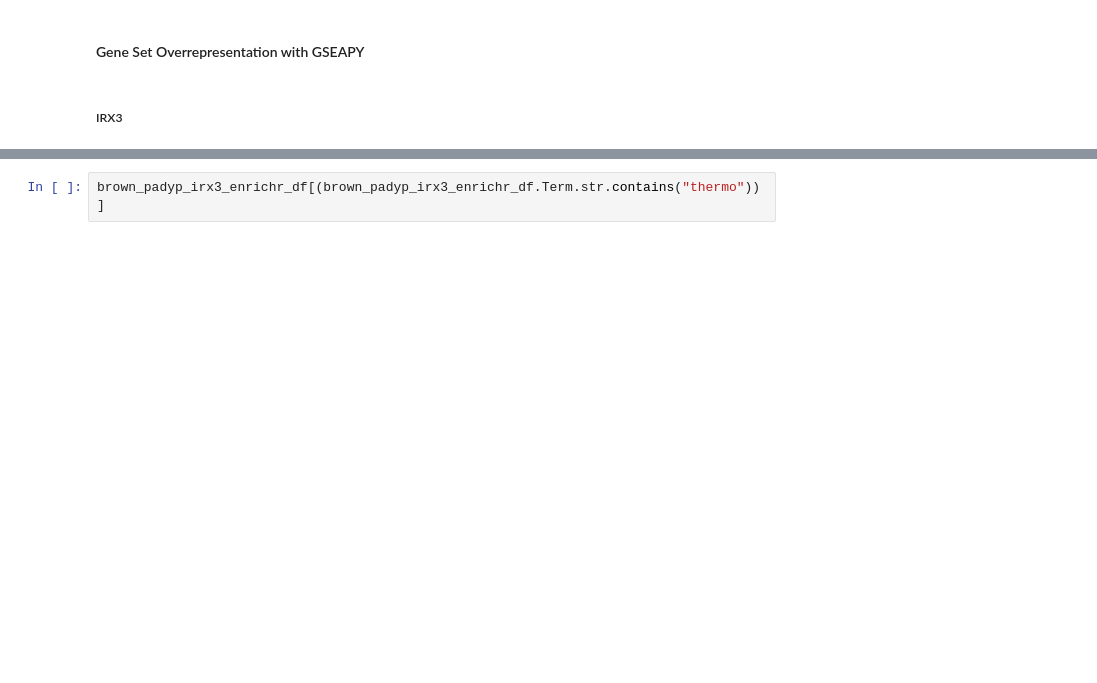
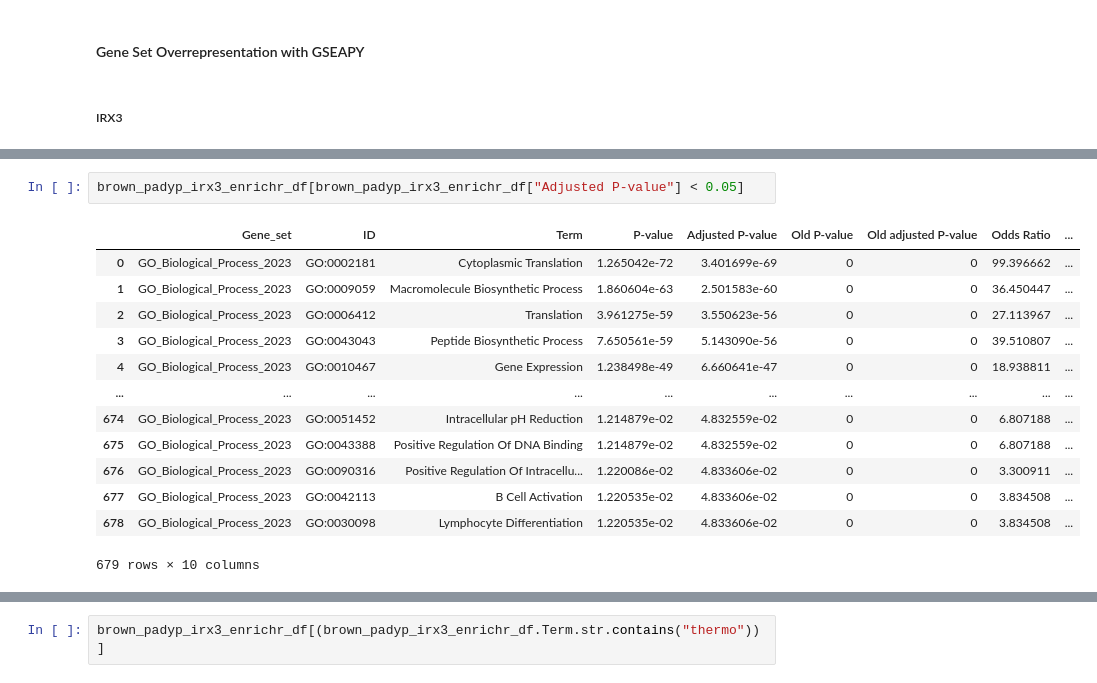
Before and after one commit to Habush/biocypher-metta, a Jupyter notebook: notebooks/gtex_tissue_gene_exp_corr.ipynb, the cells around one changed output, grey strips where cells are left out. Saved outputs shown, nothing was run; the diff lists cells and outputs as text; blank space fills up the shorter version.

```diff
--- a/notebooks/gtex_tissue_gene_exp_corr.ipynb
+++ b/notebooks/gtex_tissue_gene_exp_corr.ipynb
@@ -289,0 +325,16 @@ brown_padyp_irx3_enrichr_df["Term"] = brown_padyp_irx3_enrichr_df["Term"].apply(
+# %%
+brown_padyp_irx3_enrichr_df[brown_padyp_irx3_enrichr_df["Adjusted P-value"] < 0.05]
+# %% [output]
+|  | Gene_set | ID | Term | P-value | Adjusted P-value | Old P-value | Old adjusted P-value | Odds Ratio | ... |
+| 0 | GO_Biological_Process_2023 | GO:0002181 | Cytoplasmic Translation | 1.265042e-72 | 3.401699e-69 | 0 | 0 | 99.396662 | ... |
+| 1 | GO_Biological_Process_2023 | GO:0009059 | Macromolecule Biosynthetic Process | 1.860604e-63 | 2.501583e-60 | 0 | 0 | 36.450447 | ... |
+| 2 | GO_Biological_Process_2023 | GO:0006412 | Translation | 3.961275e-59 | 3.550623e-56 | 0 | 0 | 27.113967 | ... |
+| 3 | GO_Biological_Process_2023 | GO:0043043 | Peptide Biosynthetic Process | 7.650561e-59 | 5.143090e-56 | 0 | 0 | 39.510807 | ... |
+| 4 | GO_Biological_Process_2023 | GO:0010467 | Gene Expression | 1.238498e-49 | 6.660641e-47 | 0 | 0 | 18.938811 | ... |
+| ... | ... | ... | ... | ... | ... | ... | ... | ... | ... |
+| 674 | GO_Biological_Process_2023 | GO:0051452 | Intracellular pH Reduction | 1.214879e-02 | 4.832559e-02 | 0 | 0 | 6.807188 | ... |
+| 675 | GO_Biological_Process_2023 | GO:0043388 | Positive Regulation Of DNA Binding | 1.214879e-02 | 4.832559e-02 | 0 | 0 | 6.807188 | ... |
+| 676 | GO_Biological_Process_2023 | GO:0090316 | Positive Regulation Of Intracellu... | 1.220086e-02 | 4.833606e-02 | 0 | 0 | 3.300911 | ... |
+| 677 | GO_Biological_Process_2023 | GO:0042113 | B Cell Activation | 1.220535e-02 | 4.833606e-02 | 0 | 0 | 3.834508 | ... |
+| 678 | GO_Biological_Process_2023 | GO:0030098 | Lymphocyte Differentiation | 1.220535e-02 | 4.833606e-02 | 0 | 0 | 3.834508 | ... |
+679 rows × 10 columns
```
Also changed, not shown: parts of 14 cells of this notebook, 5 other files.
